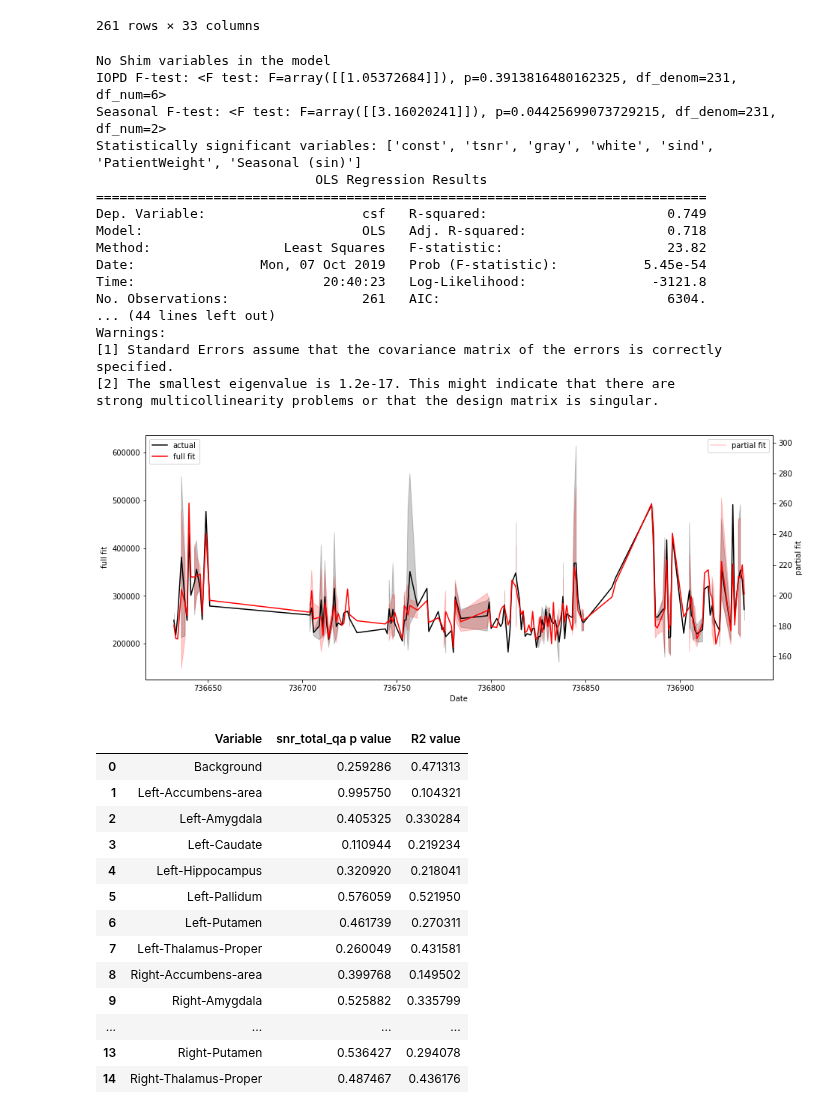
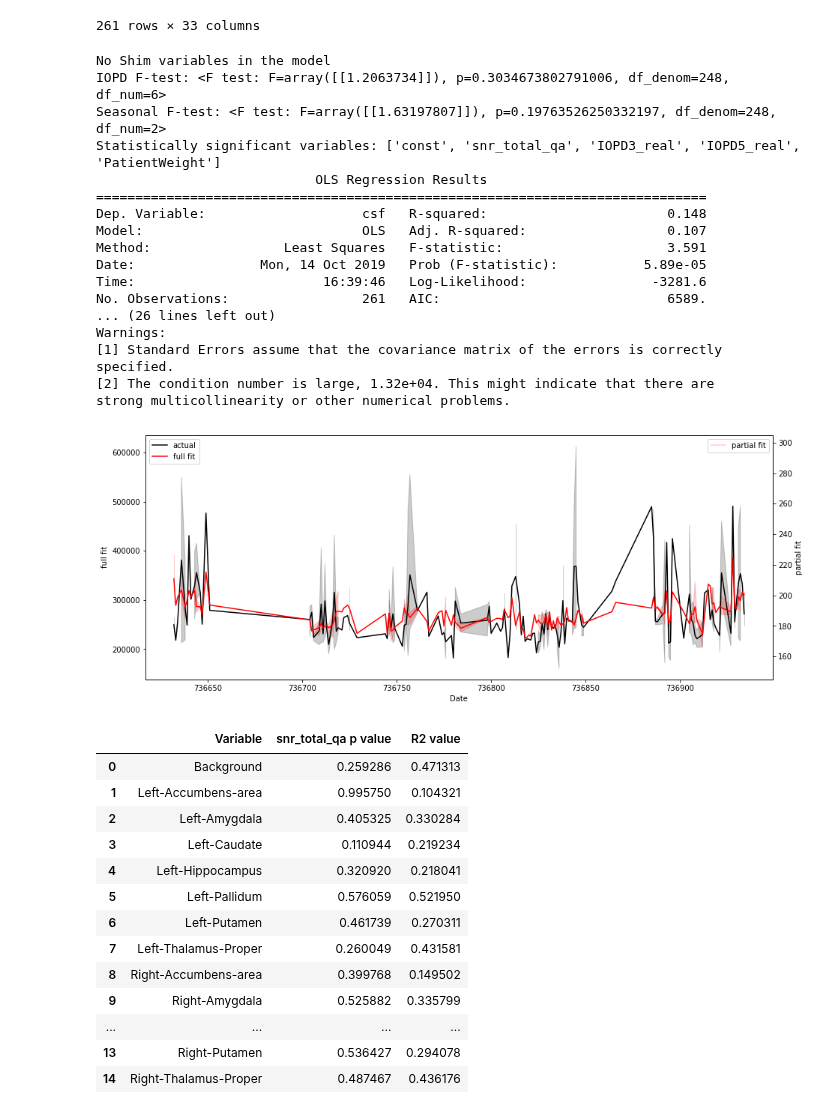
Before and after one commit to proj-nuisance/nuisance, a Jupyter notebook: ipy/nuisance_real_data.ipynb, the cells around one changed output. Drawn from its saved outputs; the diff is of its cells as text; code cells hidden in the pictures.

Commit message:
removed segstats from July17_df model and added p value investigation for seasonal data

```diff
--- a/ipy/nuisance_real_data.ipynb
+++ b/ipy/nuisance_real_data.ipynb
@@ -323,27 +323,30 @@ July17_df
 | 259 | 2018-08-28 | 239.965885 | sub-sid000892 | 20180828X132356 | 9.906485e+06 | 590.888716 | 1441.230577 | 2952.861551 | ... |
 | 260 | 2018-08-28 | 239.965885 | sub-sid000976 | 20180828X115936 | 9.902774e+06 | 651.005908 | 1672.998173 | 3547.705345 | ... |
 261 rows × 33 columns
-# %%
-hello = regress('csf', July17_df, qa=False)
-# %% [output]
-No Shim variables in the model
-IOPD F-test: <F test: F=array([[1.05372684]]), p=0.3913816480162325, df_denom=231, df_num=6>
-Seasonal F-test: <F test: F=array([[3.16020241]]), p=0.04425699073729215, df_denom=231, df_num=2>
-Statistically significant variables: ['const', 'tsnr', 'gray', 'white', 'sind', 'PatientWeight', 'Seasonal (sin)']
-                            OLS Regression Results
-==============================================================================
-Dep. Variable:                    csf   R-squared:                       0.749
-Model:                            OLS   Adj. R-squared:                  0.718
-Method:                 Least Squares   F-statistic:                     23.82
-Date:                Mon, 07 Oct 2019   Prob (F-statistic):           5.45e-54
-Time:                        20:40:23   Log-Likelihood:                -3121.8
-No. Observations:                 261   AIC:                             6304.
-... (44 lines left out)
-Warnings:
-[1] Standard Errors assume that the covariance matrix of the errors is correctly specified.
-[2] The smallest eigenvalue is 1.2e-17. This might indicate that there are
-strong multicollinearity problems or that the design matrix is singular.
-[figure, removed]
+# %%
+Oct14_df = pd.DataFrame(July17_df,columns=['Date', 'csf', 'age', 'snr_total_qa', 'IOPD1_real', 'IOPD2_real', 'IOPD3_real',
+                                              'IOPD4_real', 'IOPD5_real', 'IOPD6_real', 'sind', 'PatientWeight',
+                                              'Seasonal (sin)', 'Seasonal (cos)'])
+hello = regress('csf', Oct14_df, qa=False)
+# %% [output]
+No Shim variables in the model
+IOPD F-test: <F test: F=array([[1.2063734]]), p=0.3034673802791006, df_denom=248, df_num=6>
+Seasonal F-test: <F test: F=array([[1.63197807]]), p=0.19763526250332197, df_denom=248, df_num=2>
+Statistically significant variables: ['const', 'snr_total_qa', 'IOPD3_real', 'IOPD5_real', 'PatientWeight']
+                            OLS Regression Results
+==============================================================================
+Dep. Variable:                    csf   R-squared:                       0.148
+Model:                            OLS   Adj. R-squared:                  0.107
+Method:                 Least Squares   F-statistic:                     3.591
+Date:                Mon, 14 Oct 2019   Prob (F-statistic):           5.89e-05
+Time:                        16:39:46   Log-Likelihood:                -3281.6
+No. Observations:                 261   AIC:                             6589.
+... (26 lines left out)
+Warnings:
+[1] Standard Errors assume that the covariance matrix of the errors is correctly specified.
+[2] The condition number is large, 1.32e+04. This might indicate that there are
+strong multicollinearity or other numerical problems.
+[figure, added]
 # %%
 targets = ['Background', "Left-Accumbens-area", "Left-Amygdala", "Left-Caudate", "Left-Hippocampus", "Left-Pallidum",
                                         "Left-Putamen", "Left-Thalamus-Proper", "Right-Accumbens-area",
```
Also changed, not shown: parts of 3 cells of this notebook.
